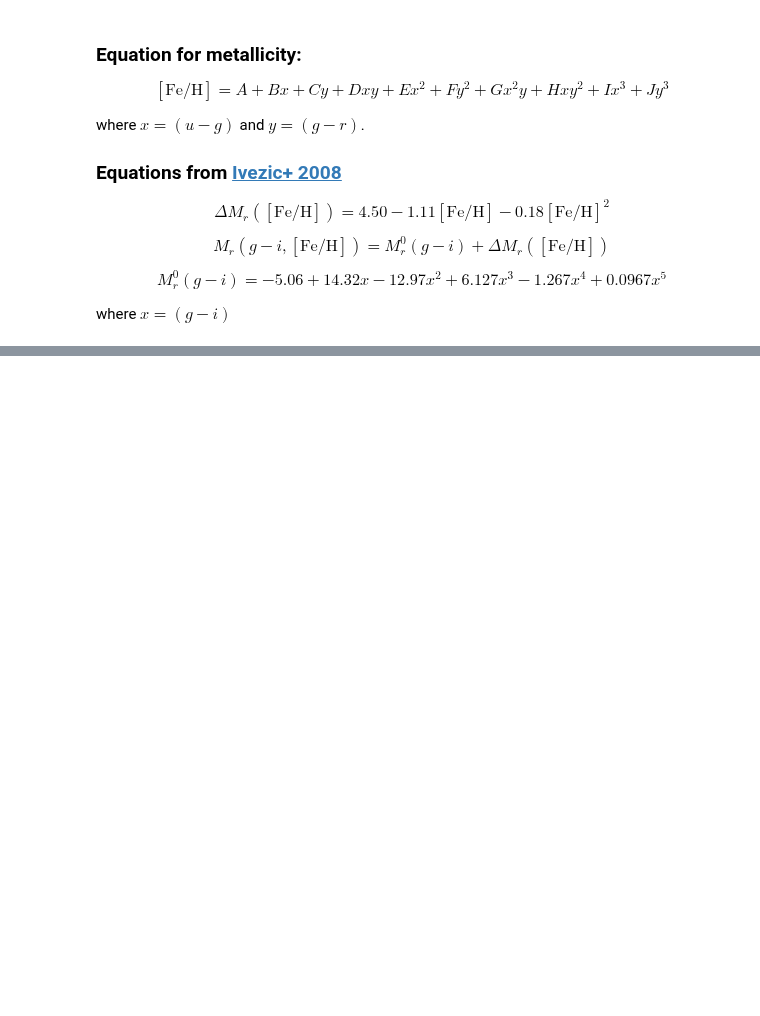
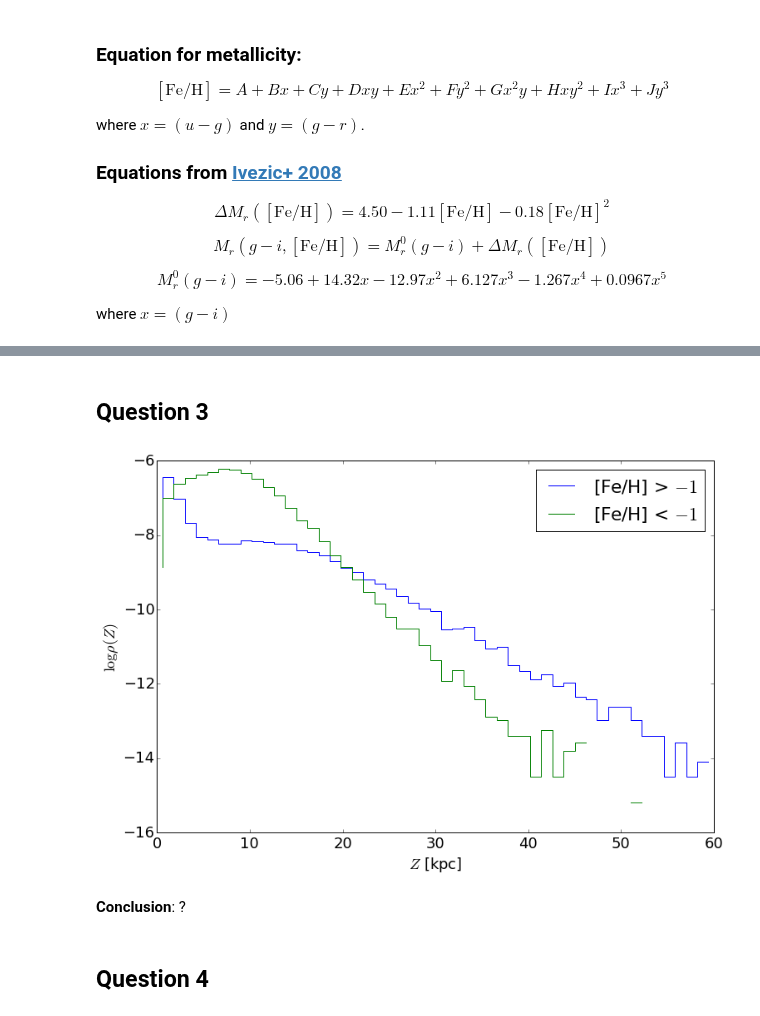
Before and after one commit to ivezic/Astr511, a Jupyter notebook: HW2015/Project1/Astr511_HW1_Morris.ipynb, the cells around one changed output, grey strips where cells are left out. Drawn from its saved outputs; the diff is of its cells as text; code cells hidden in the pictures; blank space fills up the shorter version.

```diff
--- a/HW2015/Project1/Astr511_HW1_Morris.ipynb
+++ b/HW2015/Project1/Astr511_HW1_Morris.ipynb
@@ -103,0 +152,20 @@ plt.show()
+# %% [markdown]
+## Question 3
+# %%
+signs = ['>', '<']
+fig, ax = plt.subplots(1, figsize=(12,8))
+
+for sign in signs:
+    z_bincenters_kpc, rho_z, maxreliableZ = logdensity(0.2, 0.4, {'sign':sign, 'limit':-1})
+    ax.plot(z_bincenters_kpc, np.log(rho_z), ls='steps',
+            label='[Fe/H] {0} $-1$'.format(sign))
+ax.set_ylabel(r'$\log \rho(Z)$')
+ax.set_xlabel('$Z$ [kpc]')
+ax.legend()
+plt.show()
+# %% [output]
+[figure, added]
+# %% [markdown]
+**Conclusion**: ?
+# %% [markdown]
+## Question 4
```
Also changed, not shown: parts of 7 cells of this notebook.
